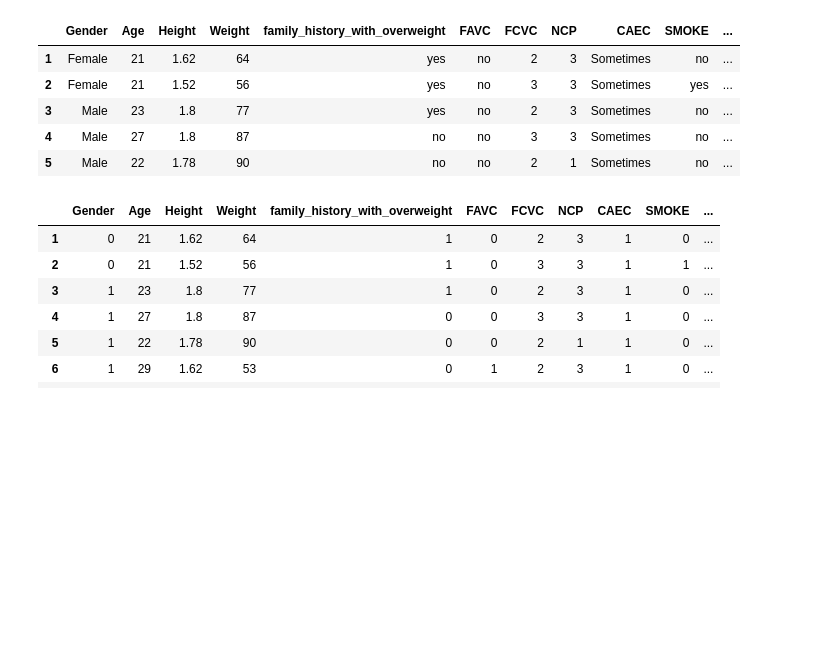
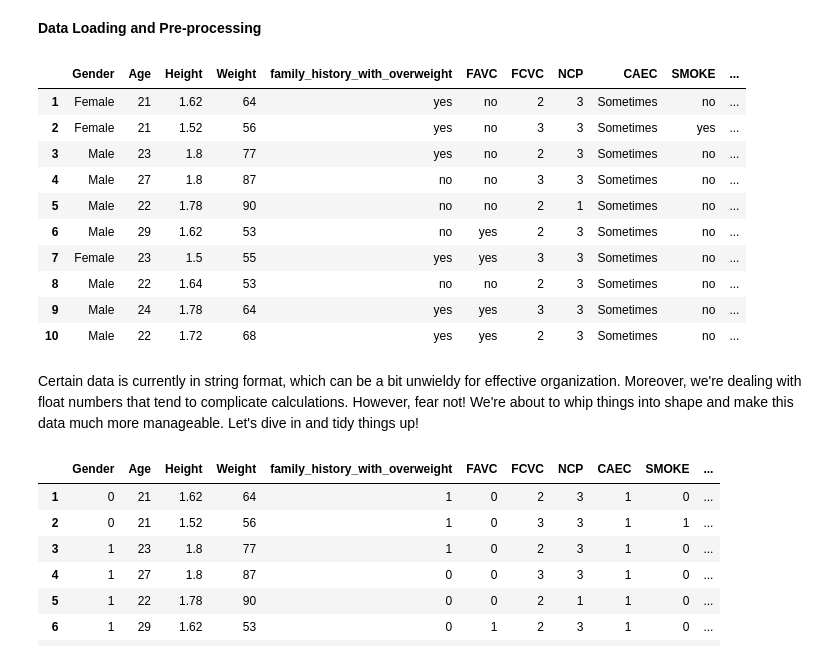
Before and after one commit to jiaruilijerry/jiaruilijerry.github.io, a Jupyter notebook: finalProj.ipynb, the cells around one changed output. Saved outputs shown, nothing was run; the diff lists cells and outputs as text; code cells hidden in the pictures; blank space fills up the shorter version.

```diff
--- a/finalProj.ipynb
+++ b/finalProj.ipynb
@@ -13,19 +54,35 @@ from scipy import stats as st
+# %% [markdown]
+**Data Loading and Pre-processing**
 # %%
-columns = ["Gender","Age","Height","Weight","family_history_with_overweight","FAVC","FCVC","NCP","CAEC","SMOKE","CH2O","SCC","FAF","TUE","CALC","MTRANS","NObeyesdad"]
+# Define the column names
+columns = ["Gender", "Age", "Height", "Weight", "family_history_with_overweight", "FAVC", "FCVC", "NCP",
+           "CAEC", "SMOKE", "CH2O", "SCC", "FAF", "TUE", "CALC", "MTRANS", "NObeyesdad"]
 
+# Read the CSV file into a DataFrame using the defined column names
 df = pd.read_csv("ObesityDataSet_raw_and_data_sinthetic.csv", names=columns)
 
+# Drop the first row (header row)
 df = df.drop(0)
+
+# Convert columns to desired data types and round float columns to integers
 df["Age"] = df["Age"].astype(float).round().astype(int)
 df["Weight"] = df["Weight"].astype(float).round().astype(int)
 df["FCVC"] = df["FCVC"].astype(float).round().astype(int)
 
-df.head()
+# Display the first 10 rows of the DataFrame
+df.head(10)
 # %% [output]
 |  | Gender | Age | Height | Weight | family_history_with_overweight | FAVC | FCVC | NCP | CAEC | SMOKE | ... |
 | 1 | Female | 21 | 1.62 | 64 | yes | no | 2 | 3 | Sometimes | no | ... |
 | 2 | Female | 21 | 1.52 | 56 | yes | no | 3 | 3 | Sometimes | yes | ... |
 | 3 | Male | 23 | 1.8 | 77 | yes | no | 2 | 3 | Sometimes | no | ... |
 | 4 | Male | 27 | 1.8 | 87 | no | no | 3 | 3 | Sometimes | no | ... |
 | 5 | Male | 22 | 1.78 | 90 | no | no | 2 | 1 | Sometimes | no | ... |
+| 6 | Male | 29 | 1.62 | 53 | no | yes | 2 | 3 | Sometimes | no | ... |
+| 7 | Female | 23 | 1.5 | 55 | yes | yes | 3 | 3 | Sometimes | no | ... |
+| 8 | Male | 22 | 1.64 | 53 | no | no | 2 | 3 | Sometimes | no | ... |
+| 9 | Male | 24 | 1.78 | 64 | yes | yes | 3 | 3 | Sometimes | no | ... |
+| 10 | Male | 22 | 1.72 | 68 | yes | yes | 2 | 3 | Sometimes | no | ... |
+# %% [markdown]
+Certain data is currently in string format, which can be a bit unwieldy for effective organization. Moreover, we're dealing with float numbers that tend to complicate calculations. However, fear not! We're about to whip things into shape and make this data much more manageable. Let's dive in and tidy things up!
 # %%
```
Also changed, not shown: parts of 47 cells of this notebook, 1 other file.
